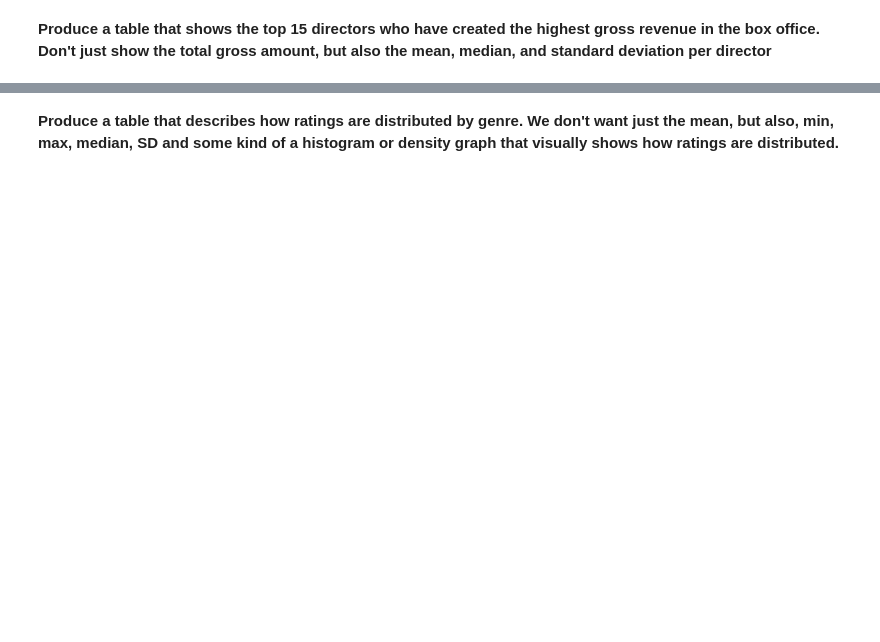
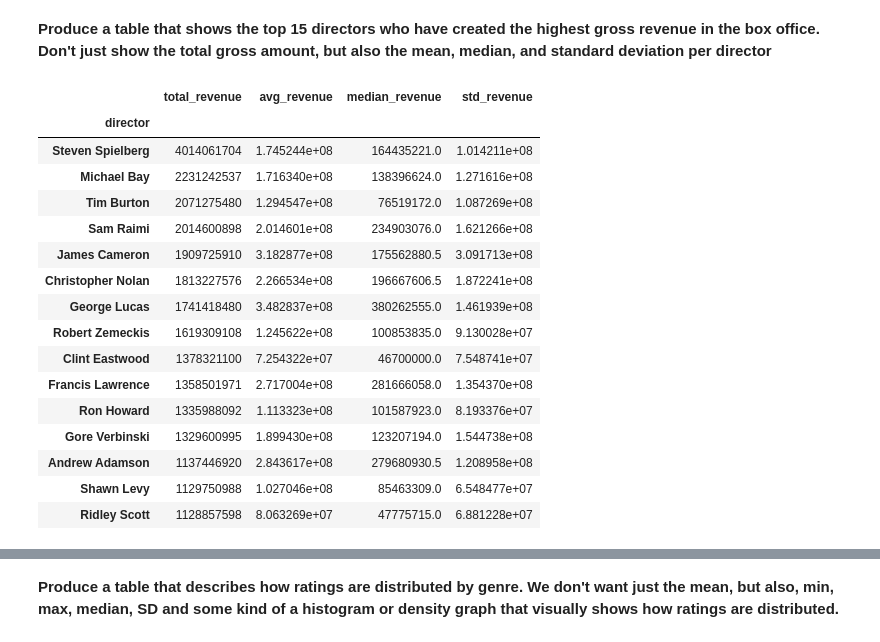
Before and after one commit to SantiagoSierraESMT/ESMT_Analytics_Through_Coding, a Jupyter notebook: Session_2/Homework.ipynb, the cells around one changed output, grey strips where cells are left out. Cells and saved outputs as stored; diff of their text form; code cells hidden in the pictures; blank space fills up the shorter version.

```diff
--- a/Session_2/Homework.ipynb
+++ b/Session_2/Homework.ipynb
@@ -44,2 +165,33 @@ Besides the obvious variables of `title`, `genre`, `director`, `year`, and `dura
 # %% [markdown]
 **Produce a table that shows the top 15 directors who have created the highest gross revenue in the box office. Don't just show the total gross amount, but also the mean, median, and standard deviation per director**
+# %%
+top_15_directors = (movies
+                    .groupby("director", dropna=False)
+                    .agg(
+                        total_revenue = ("gross","sum"),
+                        avg_revenue = ("gross","mean"),
+                        median_revenue = ("gross","median"),
+                        std_revenue = ("gross","std")
+                    )
+                    .sort_values(by="total_revenue", ascending=False)
+                )
+
+top_15_directors.head(15)
+# %% [output]
+|  | total_revenue | avg_revenue | median_revenue | std_revenue |
+| director |  |  |  |  |
+| Steven Spielberg | 4014061704 | 1.745244e+08 | 164435221.0 | 1.014211e+08 |
+| Michael Bay | 2231242537 | 1.716340e+08 | 138396624.0 | 1.271616e+08 |
+| Tim Burton | 2071275480 | 1.294547e+08 | 76519172.0 | 1.087269e+08 |
+| Sam Raimi | 2014600898 | 2.014601e+08 | 234903076.0 | 1.621266e+08 |
+| James Cameron | 1909725910 | 3.182877e+08 | 175562880.5 | 3.091713e+08 |
+| Christopher Nolan | 1813227576 | 2.266534e+08 | 196667606.5 | 1.872241e+08 |
+| George Lucas | 1741418480 | 3.482837e+08 | 380262555.0 | 1.461939e+08 |
+| Robert Zemeckis | 1619309108 | 1.245622e+08 | 100853835.0 | 9.130028e+07 |
+| Clint Eastwood | 1378321100 | 7.254322e+07 | 46700000.0 | 7.548741e+07 |
+| Francis Lawrence | 1358501971 | 2.717004e+08 | 281666058.0 | 1.354370e+08 |
+| Ron Howard | 1335988092 | 1.113323e+08 | 101587923.0 | 8.193376e+07 |
+| Gore Verbinski | 1329600995 | 1.899430e+08 | 123207194.0 | 1.544738e+08 |
+| Andrew Adamson | 1137446920 | 2.843617e+08 | 279680930.5 | 1.208958e+08 |
+| Shawn Levy | 1129750988 | 1.027046e+08 | 85463309.0 | 6.548477e+07 |
+| Ridley Scott | 1128857598 | 8.063269e+07 | 47775715.0 | 6.881228e+07 |
```
Also changed, not shown: parts of 9 cells of this notebook.
